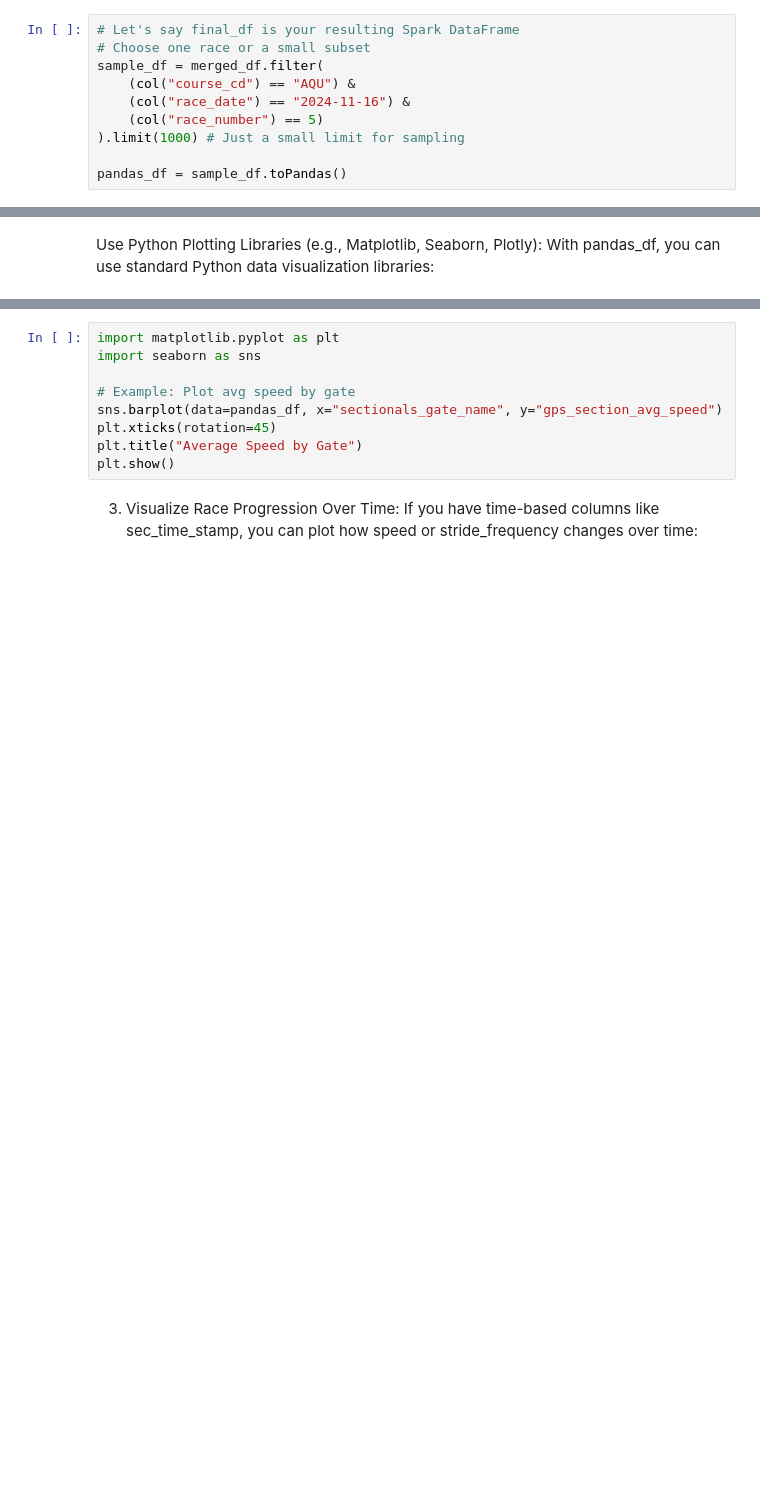
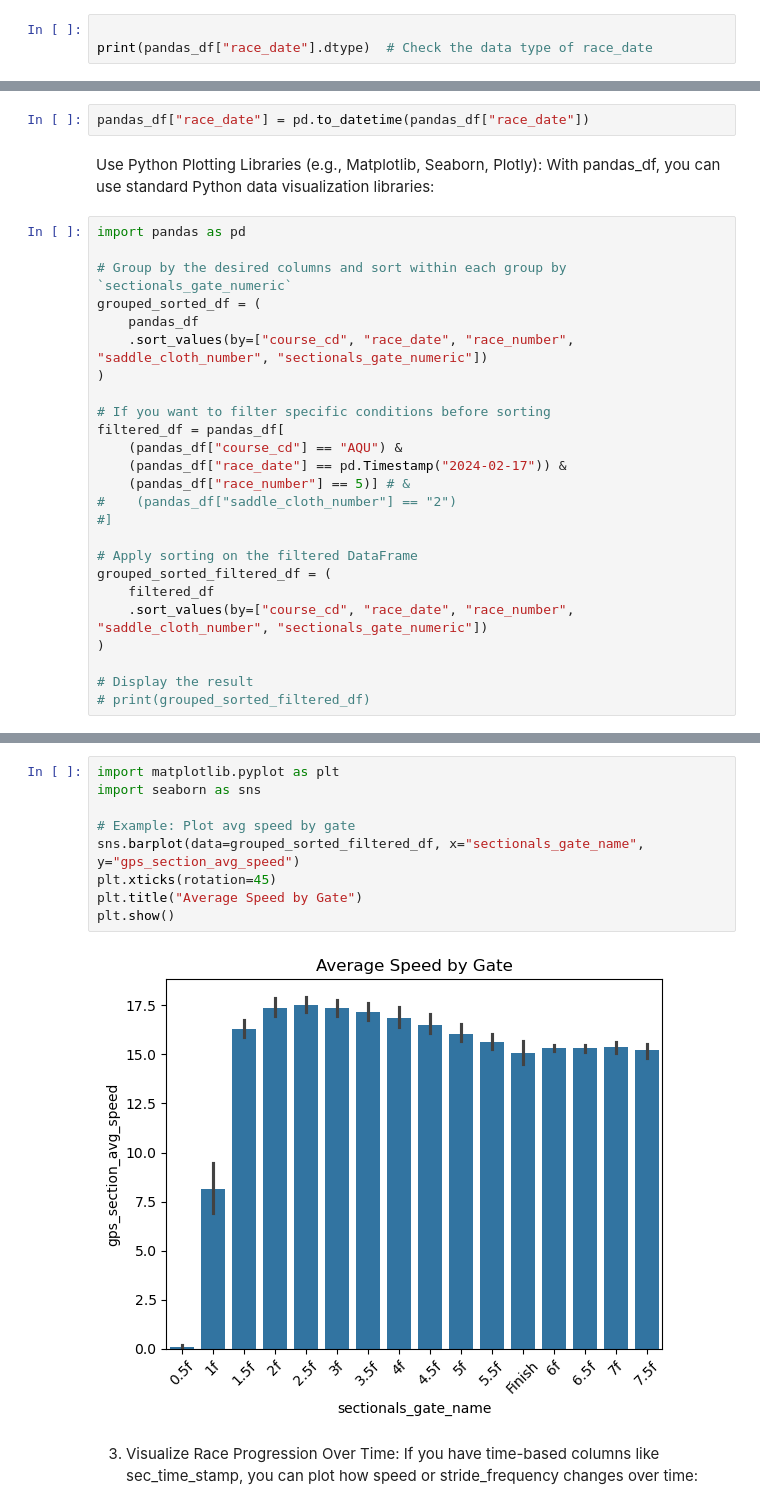
Before and after one commit to shanemeister/FoxRiverAIRacing, a Jupyter notebook: notebooks/XGBoost_Data_Prep_For_Model_Training.ipynb, the cells around one changed output, grey strips where cells are left out. Drawn from its saved outputs; the diff is of its cells as text; blank space fills up the shorter version.

Commit message:
Data Enrichment enhanced

```diff
--- a/notebooks/XGBoost_Data_Prep_For_Model_Training.ipynb
+++ b/notebooks/XGBoost_Data_Prep_For_Model_Training.ipynb
@@ -135,11 +167,4 @@ Spark DataFrames are generally too large to visualize directly. Instead, select
 # %%
-# Let's say final_df is your resulting Spark DataFrame
-# Choose one race or a small subset
-sample_df = merged_df.filter(
-    (col("course_cd") == "AQU") &
-    (col("race_date") == "2024-11-16") &
-    (col("race_number") == 5)
-).limit(1000) # Just a small limit for sampling
 
-pandas_df = sample_df.toPandas()
+print(pandas_df["race_date"].dtype)  # Check the data type of race_date
 # %% [output]
@@ -147,3 +172,30 @@ ValueError: Passing in 'datetime64' dtype with no precision is not allowed. Plea
+# %%
+pandas_df["race_date"] = pd.to_datetime(pandas_df["race_date"])
 # %% [markdown]
 Use Python Plotting Libraries (e.g., Matplotlib, Seaborn, Plotly):
 With pandas_df, you can use standard Python data visualization libraries:
+# %%
+import pandas as pd
+
+# Group by the desired columns and sort within each group by `sectionals_gate_numeric`
+grouped_sorted_df = (
+    pandas_df
+    .sort_values(by=["course_cd", "race_date", "race_number", "saddle_cloth_number", "sectionals_gate_numeric"])
+)
+
+# If you want to filter specific conditions before sorting
+filtered_df = pandas_df[
+    (pandas_df["course_cd"] == "AQU") &
+    (pandas_df["race_date"] == pd.Timestamp("2024-02-17")) &
+    (pandas_df["race_number"] == 5)] # &
+#    (pandas_df["saddle_cloth_number"] == "2")
+#]
+
+# Apply sorting on the filtered DataFrame
+grouped_sorted_filtered_df = (
+    filtered_df
+    .sort_values(by=["course_cd", "race_date", "race_number", "saddle_cloth_number", "sectionals_gate_numeric"])
+)
+
+# Display the result
+# print(grouped_sorted_filtered_df)
@@ -150,12 +219,14 @@ With pandas_df, you can use standard Python data visualization libraries:
 # %%
 import matplotlib.pyplot as plt
 import seaborn as sns
 
 # Example: Plot avg speed by gate
-sns.barplot(data=pandas_df, x="sectionals_gate_name", y="gps_section_avg_speed")
+sns.barplot(data=grouped_sorted_filtered_df, x="sectionals_gate_name", y="gps_section_avg_speed")
 plt.xticks(rotation=45)
 plt.title("Average Speed by Gate")
 plt.show()
+# %% [output]
+[figure, added]
 # %% [markdown]
 3.	Visualize Race Progression Over Time:
 If you have time-based columns like sec_time_stamp, you can plot how speed or stride_frequency changes over time:
```
Also changed, not shown: parts of 13 cells of this notebook, 36 other files.
